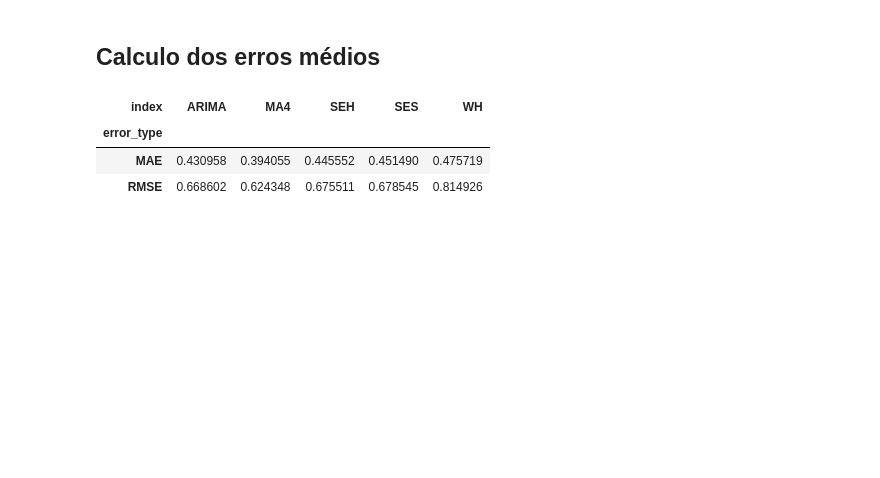
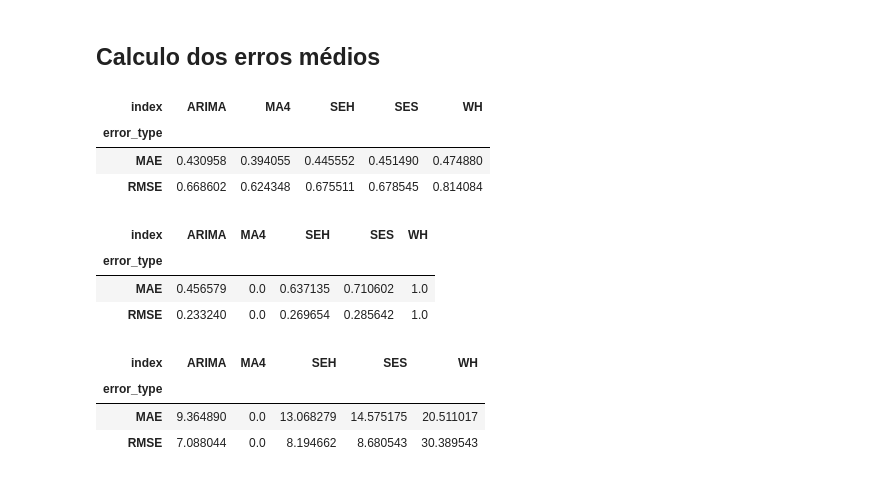
Before and after one commit to guilistocco/TCC_TABELA_DE_HORARIOS, a Jupyter notebook: Notebooks/modelagem OD - Volumes por OD.ipynb, the cells around one changed output. Cells and saved outputs as stored; diff of their text form; code cells hidden in the pictures; blank space fills up the shorter version.

Commit message:
analise dos erros

```diff
--- a/Notebooks/modelagem OD - Volumes por OD.ipynb
+++ b/Notebooks/modelagem OD - Volumes por OD.ipynb
@@ -934,18 +938,46 @@ for aaa in range(len(amostra)):
 # %%
 erros_melted = pd.DataFrame(errors_324.describe().transpose()['mean']).reset_index()
 erros_melted.loc[erros_melted['index'].str.contains('MAE'),'error_type'] = 'MAE'
 erros_melted.loc[erros_melted['index'].str.contains('RMSE'),'error_type'] = 'RMSE'
 
 erros_melted.loc[erros_melted['index'].str.contains('MA4'),'index'] = 'MA4'
 erros_melted.loc[erros_melted['index'].str.contains('SES'),'index'] = 'SES'
 erros_melted.loc[erros_melted['index'].str.contains('SEH'),'index'] = 'SEH'
 erros_melted.loc[erros_melted['index'].str.contains('WH'),'index'] = 'WH'
 erros_melted.loc[erros_melted['index'].str.contains('ARIMA'),'index'] = 'ARIMA'
 
 
-erros_melted.pivot(columns='index', index='error_type', values='mean')
+erros = erros_melted.pivot(columns='index', index='error_type', values='mean')
+erros
 # %% [output]
 | index | ARIMA | MA4 | SEH | SES | WH |
 | error_type |  |  |  |  |  |
-| MAE | 0.430958 | 0.394055 | 0.445552 | 0.451490 | 0.475719 |
-| RMSE | 0.668602 | 0.624348 | 0.675511 | 0.678545 | 0.814926 |
+| MAE | 0.430958 | 0.394055 | 0.445552 | 0.451490 | 0.474880 |
+| RMSE | 0.668602 | 0.624348 | 0.675511 | 0.678545 | 0.814084 |
+# %%
+
+erros_scaled = erros.copy()
+
+erros_scaled.loc['RMSE',:] = (erros.loc['RMSE',:]- erros.loc['RMSE',:].min() ) / (erros.loc['RMSE',:].max() - erros.loc['RMSE',:].min())
+
+erros_scaled.loc['MAE',:] = (erros.loc['MAE',:]- erros.loc['MAE',:].min() ) / (erros.loc['MAE',:].max() - erros.loc['MAE',:].min())
+
+erros_scaled
+# %% [output]
+| index | ARIMA | MA4 | SEH | SES | WH |
+| error_type |  |  |  |  |  |
+| MAE | 0.456579 | 0.0 | 0.637135 | 0.710602 | 1.0 |
+| RMSE | 0.233240 | 0.0 | 0.269654 | 0.285642 | 1.0 |
+# %%
+
+erros_min = erros.copy()
+
+erros_min.loc['RMSE',:] = (erros.loc['RMSE',:]/ erros.loc['RMSE',:].min() -1 ) *100
+erros_min.loc['MAE',:] = (erros.loc['MAE',:]/ erros.loc['MAE',:].min() -1 ) *100
+
+erros_min
+# %% [output]
+| index | ARIMA | MA4 | SEH | SES | WH |
+| error_type |  |  |  |  |  |
+| MAE | 9.364890 | 0.0 | 13.068279 | 14.575175 | 20.511017 |
+| RMSE | 7.088044 | 0.0 | 8.194662 | 8.680543 | 30.389543 |
```
Also changed, not shown: parts of 19 cells of this notebook, 5 other files.
